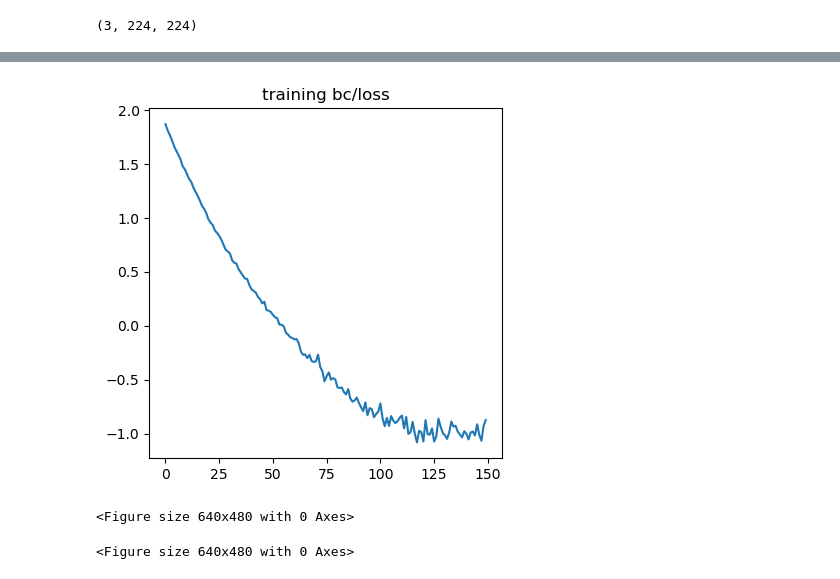
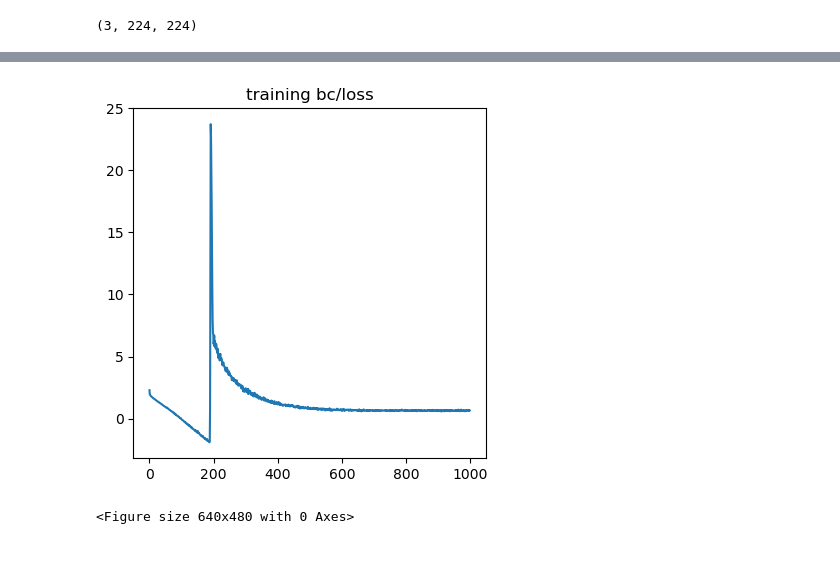
Before and after one commit to yusuke-y819/imitation, a Jupyter notebook: racing/bc_test3.ipynb, the cells around one changed output, grey strips where cells are left out. Cells and saved outputs as stored; diff of their text form; code cells hidden in the pictures.

```diff
--- a/racing/bc_test3.ipynb
+++ b/racing/bc_test3.ipynb
@@ -504,24 +557,24 @@ with open('./log/progress.csv', 'r') as f:
 # %%
 import matplotlib.pyplot as plt
 
 y_data = data[:, 5]
 x_data = range(0, len(y_data)*2, 2)
 plt.figure(figsize=(10, 10))
 plt.subplot(2, 2, 1)
-plt.plot(data[:, 1])
+plt.plot(data[:, 3])
 # plt.plot(x_data, y_data)
 plt.title("training bc/loss")
 plt.show()
 
 # グラフを保存
 plt.savefig('bc_loss.png')
 # %% [output]
-[figure, old version]
+[figure, new version]
 <Figure size 640x480 with 0 Axes>
 # %%
 import os
 
-new_name = '24-02-08_e150_cnn_7_nono_S1'
+new_name = '24-02-08_e200_cnn_nono_S1_direct_1'
 # 新しいファイル名
 new_csv_filename = './log/progress_' + new_name + '.csv'
 new_txt_filename = './log/log_' + new_name + '.txt'
@@ -531,10 +584,8 @@ os.rename('./log/progress.csv', new_csv_filename)
 os.rename('./log/log.txt', new_txt_filename)
 
 # グラフを保存
-plt.savefig('bc_loss_' + new_name + '.png')
+# plt.savefig('./log/bc_loss_' + new_name + '.png')
 
 from imitation.util import util
 util.save_policy(bc_trainer.policy, './model/bc_policy_' + new_name)
 bc_trainer.policy.save('./model/bc_policy' + new_name + '.zip')
-# %% [output]
-<Figure size 640x480 with 0 Axes>
```
Also changed, not shown: parts of 19 cells of this notebook, 23 other files.
